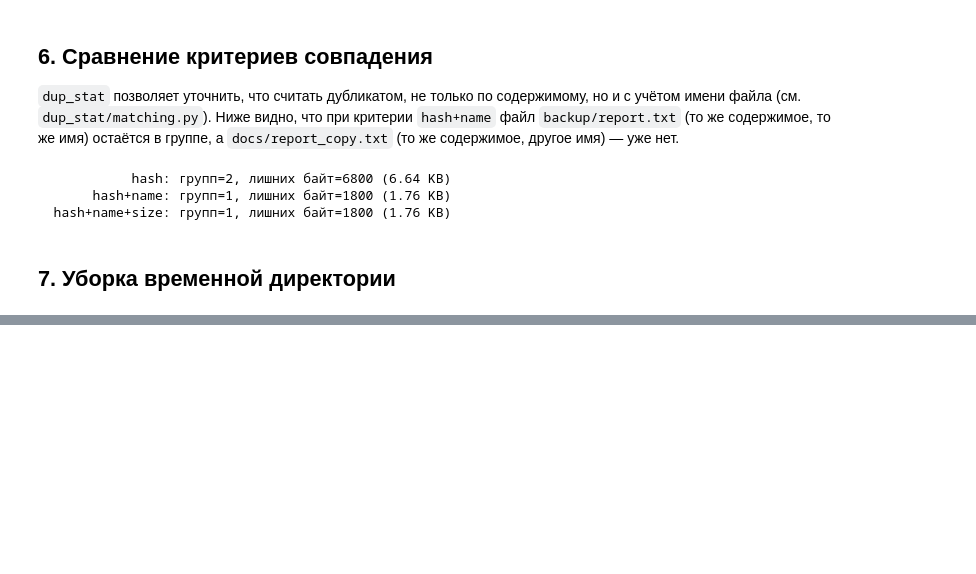
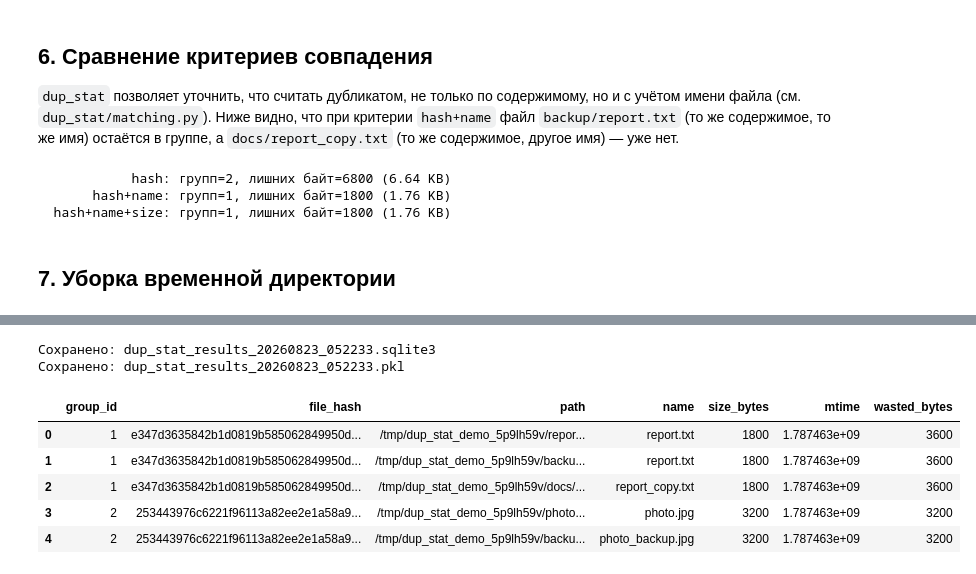
Before and after one commit to schle1lfer/dup_stat, a Jupyter notebook: notebooks/dup_stat_demo.ipynb, the cells around one changed output, grey strips where cells are left out. Cells and saved outputs as stored; diff of their text form; code cells hidden in the pictures; blank space fills up the shorter version.

```diff
--- a/notebooks/dup_stat_demo.ipynb
+++ b/notebooks/dup_stat_demo.ipynb
@@ -178,0 +186,38 @@ print("Удалено:", demo_dir)
+# %%
+import sqlite3
+from dup_stat.storage import DataFrameResultExporter, ResultPersistence, SqliteResultExporter
+
+# Пересоздаём демо-директорию, т.к. предыдущая ячейка её удалила
+demo_dir = Path(tempfile.mkdtemp(prefix="dup_stat_demo_"))
+(demo_dir / "docs").mkdir()
+(demo_dir / "backup").mkdir()
+for rel_path, content in samples.items():
+    (demo_dir / rel_path).write_bytes(content)
+
+groups = finder.find(demo_dir)
+
+save_dir = demo_dir / "results"
+persistence = ResultPersistence([SqliteResultExporter(), DataFrameResultExporter()])
+saved_paths = persistence.save_all(groups, save_dir)
+for p in saved_paths:
+    print("Сохранено:", p.name)
+# %% [output]
+Сохранено: dup_stat_results_20260823_052233.sqlite3
+Сохранено: dup_stat_results_20260823_052233.pkl
+# %%
+sqlite_path = next(p for p in saved_paths if p.suffix == ".sqlite3")
+pkl_path = next(p for p in saved_paths if p.suffix == ".pkl")
+
+# Одинаковый timestamp в обоих именах файлов
+assert sqlite_path.stem.split("dup_stat_results_")[1] == pkl_path.stem.split("dup_stat_results_")[1]
+
+with sqlite3.connect(sqlite_path) as conn:
+    sqlite_df = pd.read_sql("SELECT * FROM duplicate_files", conn)
+sqlite_df
+# %% [output]
+|  | group_id | file_hash | path | name | size_bytes | mtime | wasted_bytes |
+| 0 | 1 | e347d3635842b1d0819b585062849950d... | /tmp/dup_stat_demo_5p9lh59v/repor... | report.txt | 1800 | 1.787463e+09 | 3600 |
+| 1 | 1 | e347d3635842b1d0819b585062849950d... | /tmp/dup_stat_demo_5p9lh59v/backu... | report.txt | 1800 | 1.787463e+09 | 3600 |
+| 2 | 1 | e347d3635842b1d0819b585062849950d... | /tmp/dup_stat_demo_5p9lh59v/docs/... | report_copy.txt | 1800 | 1.787463e+09 | 3600 |
+| 3 | 2 | 253443976c6221f96113a82ee2e1a58a9... | /tmp/dup_stat_demo_5p9lh59v/photo... | photo.jpg | 3200 | 1.787463e+09 | 3200 |
+| 4 | 2 | 253443976c6221f96113a82ee2e1a58a9... | /tmp/dup_stat_demo_5p9lh59v/backu... | photo_backup.jpg | 3200 | 1.787463e+09 | 3200 |
```
Also changed, not shown: parts of 5 cells of this notebook, 4 other files.
